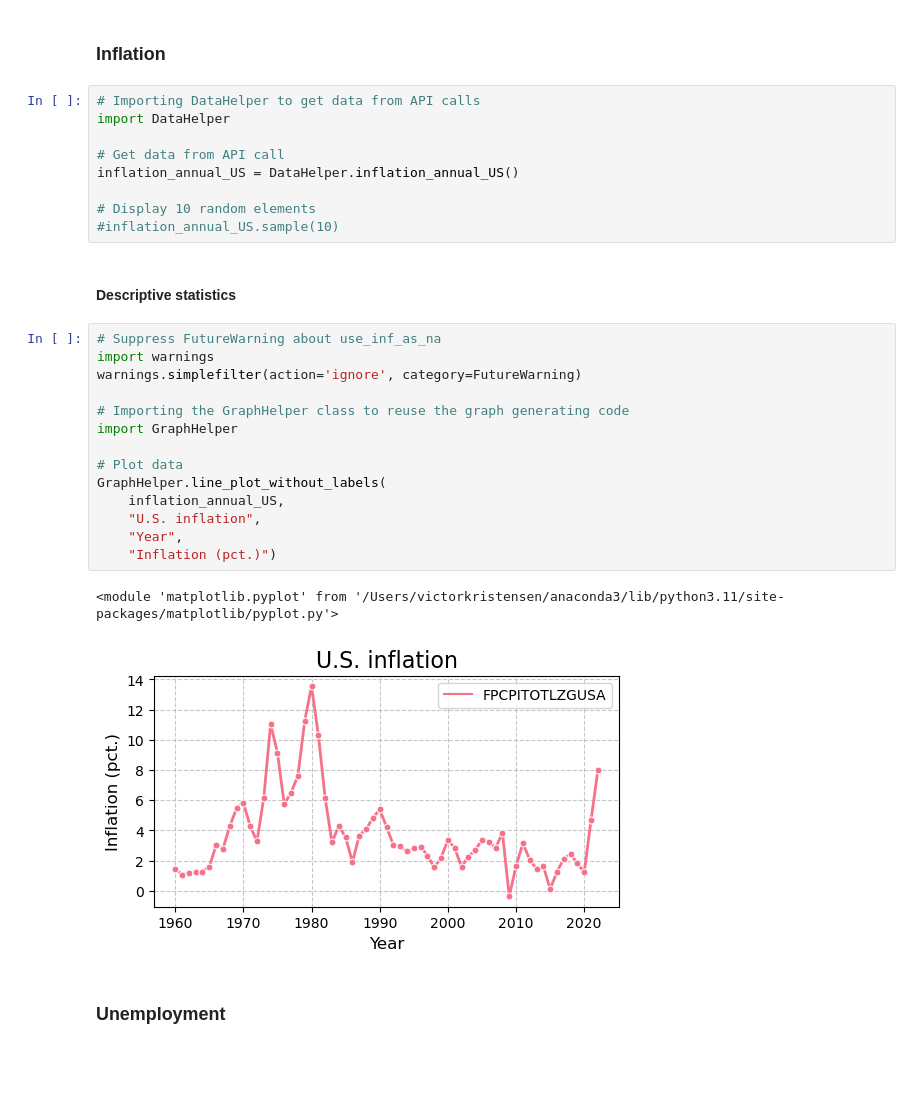
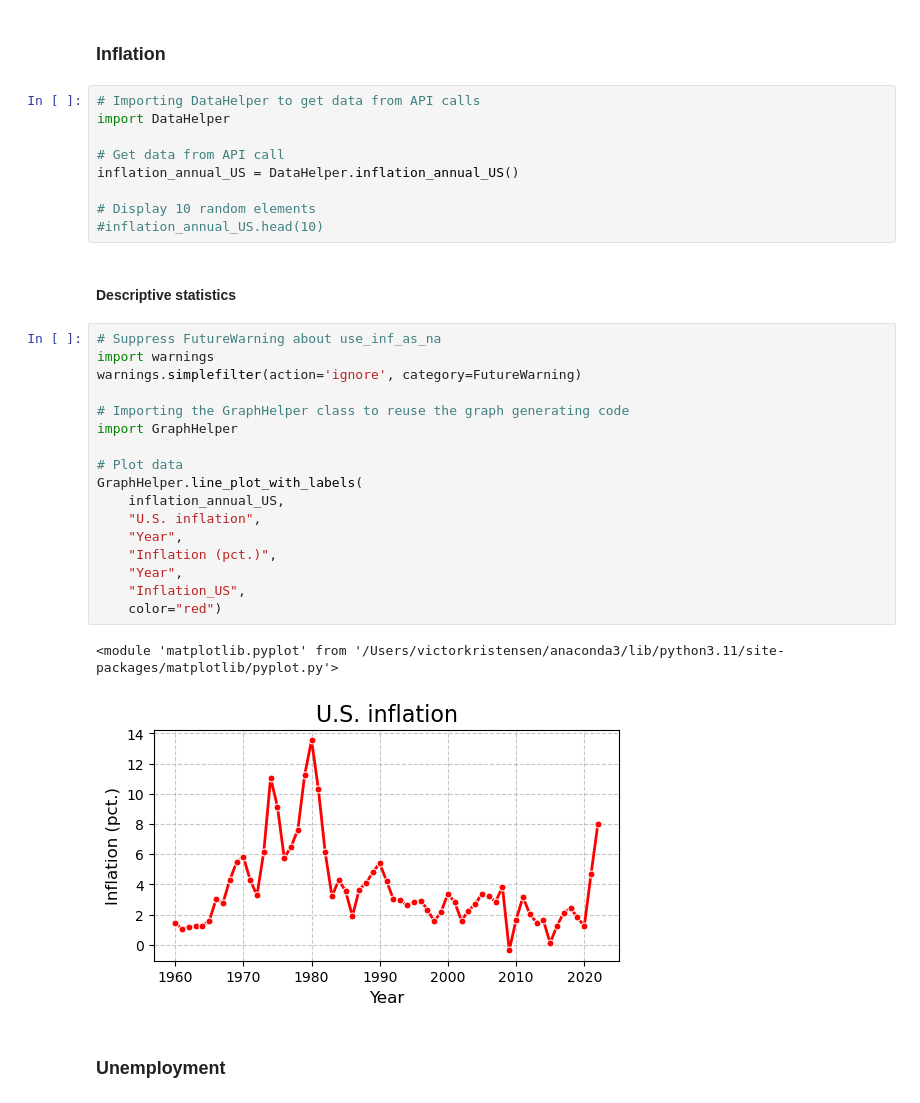
Before and after one commit to sgv491/projects-2024-Bertil-Nikoline-Victor, a Jupyter notebook: dataproject/dataproject.ipynb, the cells around one changed output. Drawn from its saved outputs; the diff is of its cells as text; blank space fills up the shorter version.

```diff
--- a/dataproject/dataproject.ipynb
+++ b/dataproject/dataproject.ipynb
@@ -33,26 +33,29 @@ import DataHelper
 inflation_annual_US = DataHelper.inflation_annual_US()
 
 # Display 10 random elements
-#inflation_annual_US.sample(10)
+#inflation_annual_US.head(10)
 # %% [markdown]
 #### Descriptive statistics
 # %%
 # Suppress FutureWarning about use_inf_as_na
 import warnings
 warnings.simplefilter(action='ignore', category=FutureWarning)
 
 # Importing the GraphHelper class to reuse the graph generating code
 import GraphHelper
 
 # Plot data
-GraphHelper.line_plot_without_labels(
+GraphHelper.line_plot_with_labels(
     inflation_annual_US,
     "U.S. inflation",
     "Year",
-    "Inflation (pct.)")
+    "Inflation (pct.)",
+    "Year",
+    "Inflation_US",
+    color="red")
 # %% [output]
 <module 'matplotlib.pyplot' from '/Users/victorkristensen/anaconda3/lib/python3.11/site-packages/matplotlib/pyplot.py'>
-[figure, old version]
+[figure, new version]
 # %% [markdown]
 ### Unemployment
 # %%
```
Also changed, not shown: parts of 7 cells of this notebook, 2 other files.
